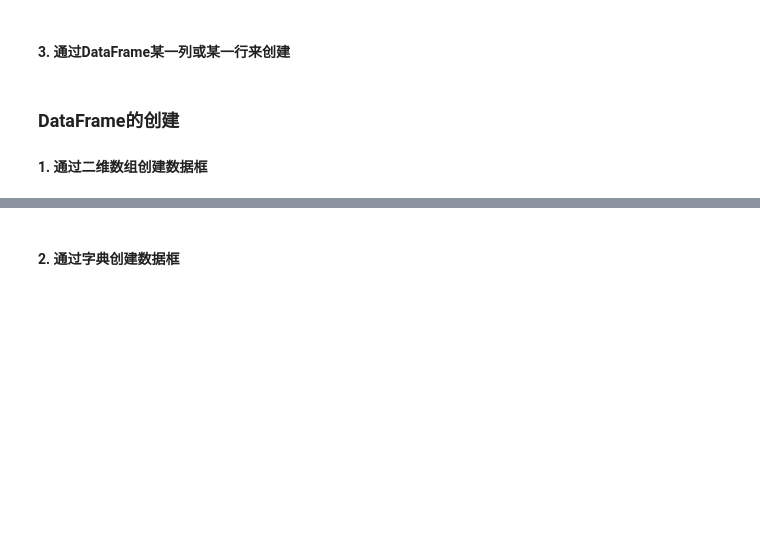
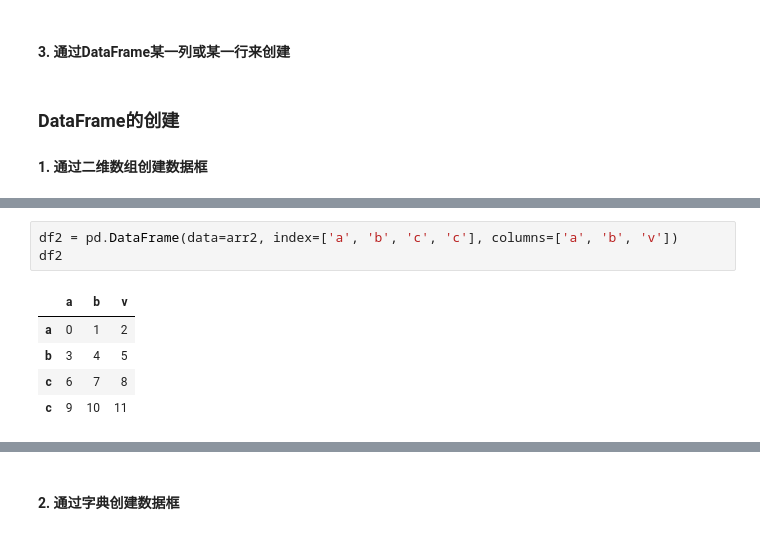
Before and after one commit to mzhongyy/machine-learning-class, a Jupyter notebook: class 2/第二章 python数据分析利器.ipynb, the cells around one changed output, grey strips where cells are left out. Drawn from its saved outputs; the diff is of its cells as text; blank space fills up the shorter version.

```diff
--- a/class 2/第二章 python数据分析利器.ipynb
+++ b/class 2/第二章 python数据分析利器.ipynb
@@ -422,0 +436,9 @@ print(type(df1))
+# %%
+df2 = pd.DataFrame(data=arr2, index=['a', 'b', 'c', 'c'], columns=['a', 'b', 'v'])
+df2
+# %% [output]
+|  | a | b | v |
+| a | 0 | 1 | 2 |
+| b | 3 | 4 | 5 |
+| c | 6 | 7 | 8 |
+| c | 9 | 10 | 11 |
```
Also changed, not shown: parts of 16 cells of this notebook, 25 other files.
